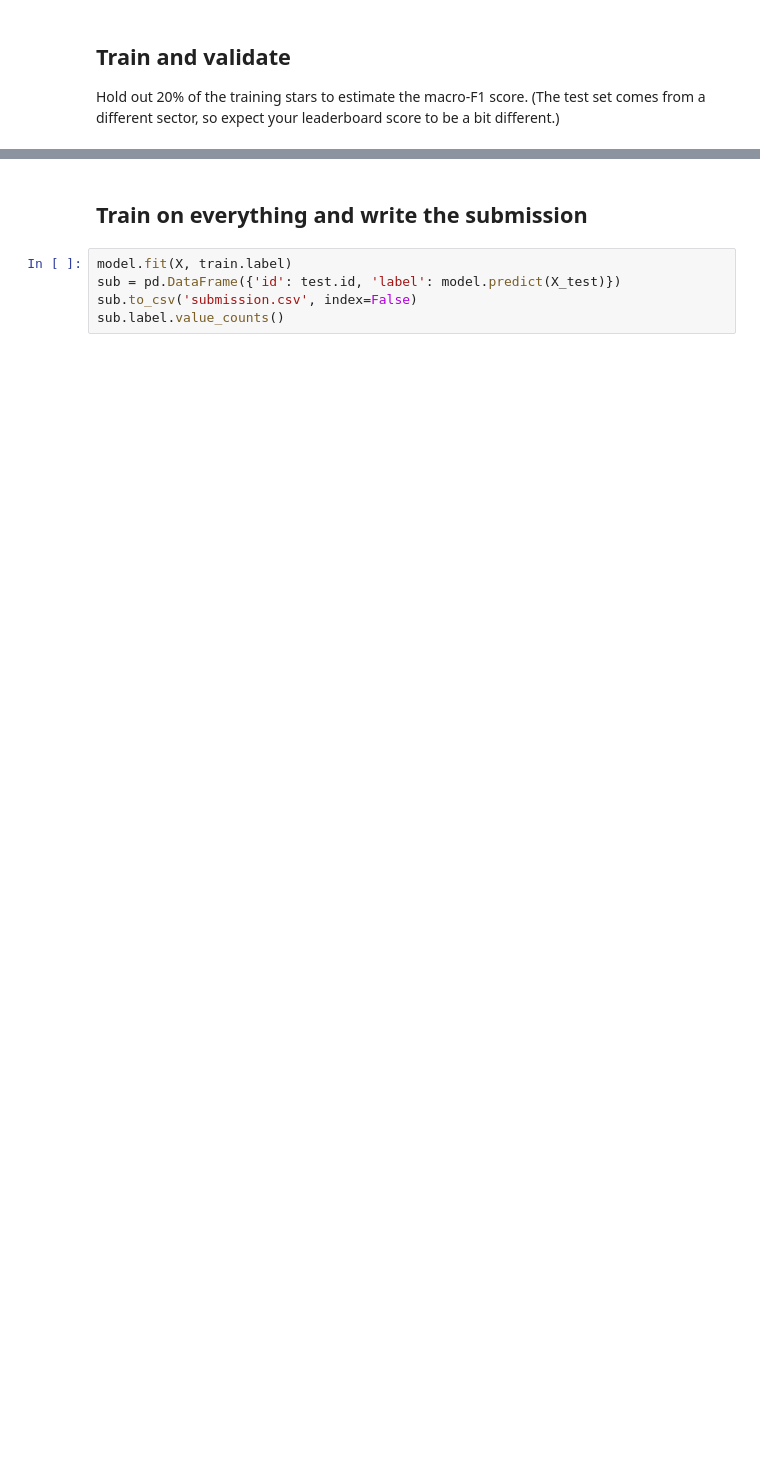
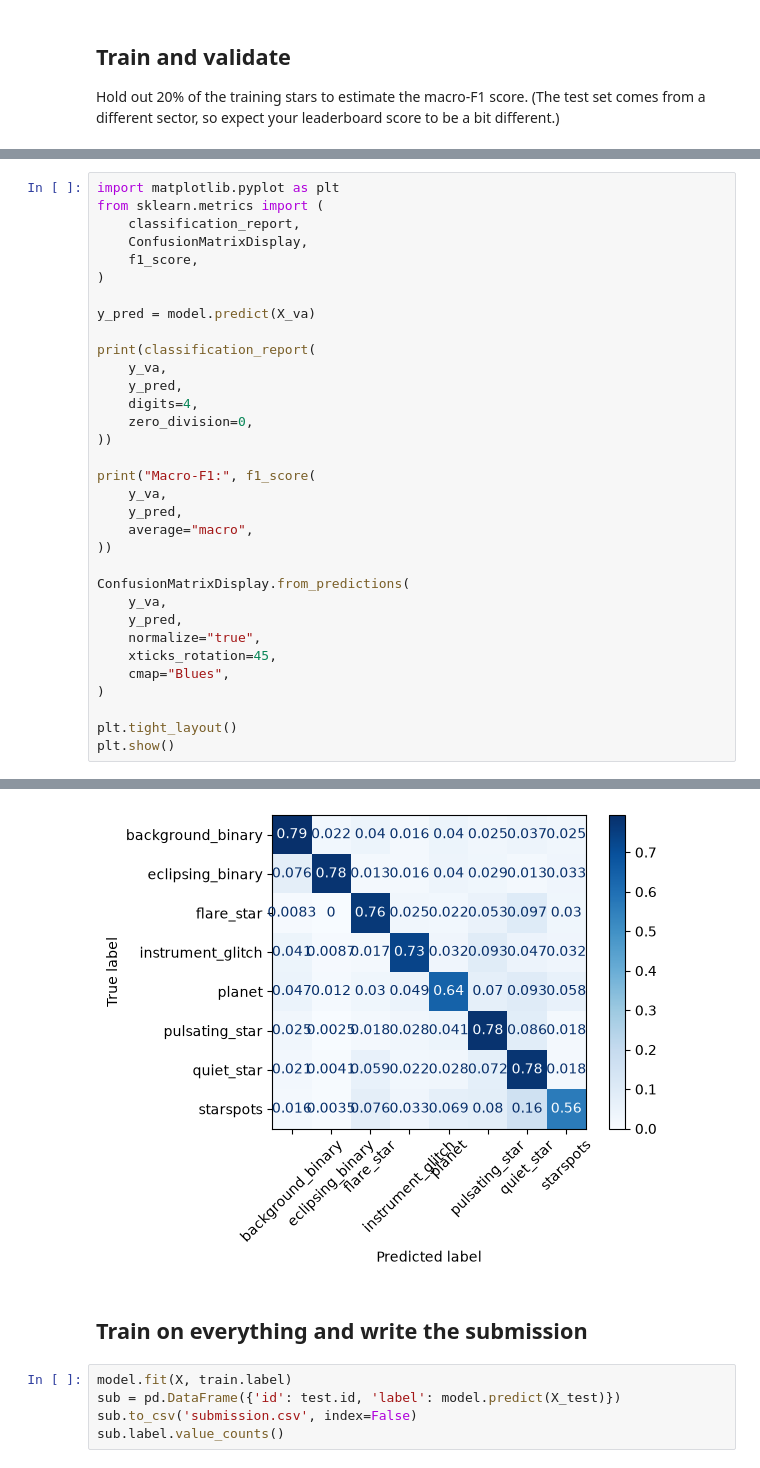
Before and after one commit to VishnuVardhanKasireddy/Planet-Hunter-ML-Challenge, a Jupyter notebook: notebooks/starter_notebook.ipynb, the cells around one changed output, grey strips where cells are left out. Drawn from its saved outputs; the diff is of its cells as text; blank space fills up the shorter version.

```diff
--- a/notebooks/starter_notebook.ipynb
+++ b/notebooks/starter_notebook.ipynb
@@ -70,0 +496,34 @@ print('validation macro-F1:', round(f1_score(y_va, model.predict(X_va), average=
+# %%
+import matplotlib.pyplot as plt
+from sklearn.metrics import (
+    classification_report,
+    ConfusionMatrixDisplay,
+    f1_score,
+)
+
+y_pred = model.predict(X_va)
+
+print(classification_report(
+    y_va,
+    y_pred,
+    digits=4,
+    zero_division=0,
+))
+
+print("Macro-F1:", f1_score(
+    y_va,
+    y_pred,
+    average="macro",
+))
+
+ConfusionMatrixDisplay.from_predictions(
+    y_va,
+    y_pred,
+    normalize="true",
+    xticks_rotation=45,
+    cmap="Blues",
+)
+
+plt.tight_layout()
+plt.show()
+# %% [output]
@@ -71,3 +546,4 @@ print('validation macro-F1:', round(f1_score(y_va, model.predict(X_va), average=
+[figure, added]
 # %% [markdown]
 ## Train on everything and write the submission
 # %%
```
Also changed, not shown: parts of 49 cells of this notebook, 7 other files.
